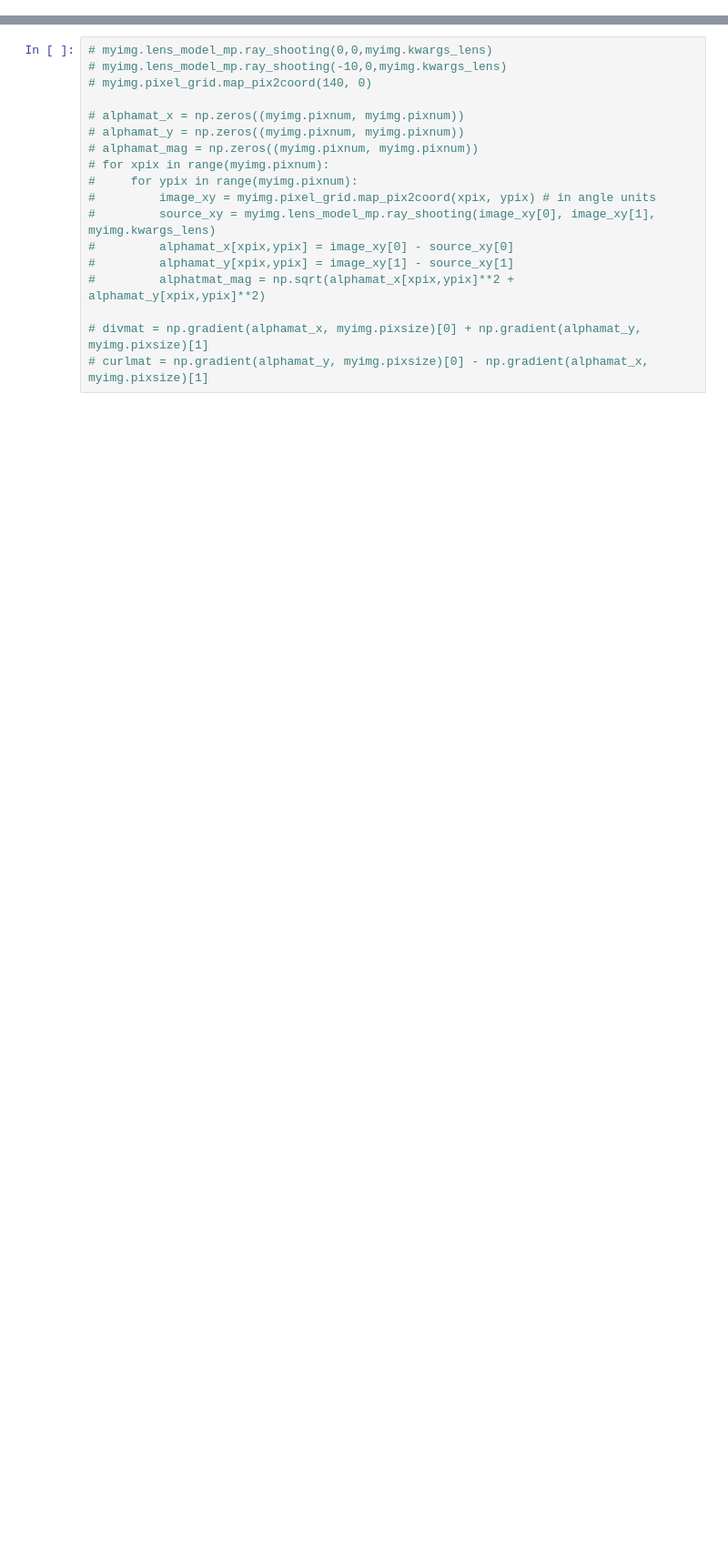
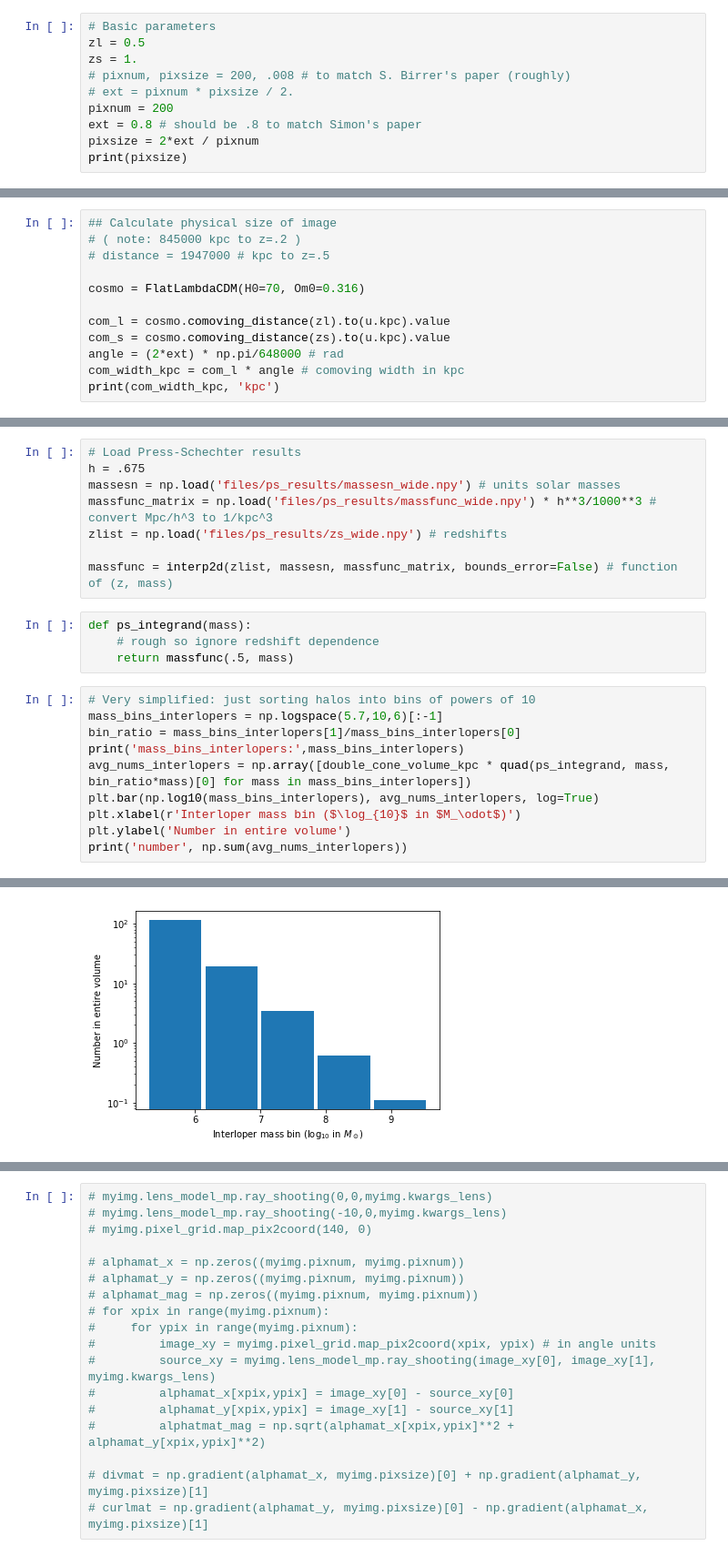
Before and after one commit to acagansengul/interlopers, a Jupyter notebook: effective_convergence.ipynb, the cells around one changed output, grey strips where cells are left out. Shown: that part at 91% size. Saved outputs shown, nothing was run; the diff lists cells and outputs as text; blank space fills up the shorter version.

Commit message:
good commit: reproducing Simon Birrer's plot (more or less)

```diff
--- a/effective_convergence.ipynb
+++ b/effective_convergence.ipynb
@@ -64,0 +24,10 @@ plt.show()
+# %%
+# Basic parameters
+zl = 0.5
+zs = 1.
+# pixnum, pixsize = 200, .008 # to match S. Birrer's paper (roughly)
+# ext = pixnum * pixsize / 2.
+pixnum = 200
+ext = 0.8 # should be .8 to match Simon's paper
+pixsize = 2*ext / pixnum
+print(pixsize)
@@ -64,0 +36,12 @@ plt.show()
+# %%
+## Calculate physical size of image
+# ( note: 845000 kpc to z=.2 )
+# distance = 1947000 # kpc to z=.5
+
+cosmo = FlatLambdaCDM(H0=70, Om0=0.316)
+
+com_l = cosmo.comoving_distance(zl).to(u.kpc).value
+com_s = cosmo.comoving_distance(zs).to(u.kpc).value
+angle = (2*ext) * np.pi/648000 # rad
+com_width_kpc = com_l * angle # comoving width in kpc
+print(com_width_kpc, 'kpc')
@@ -64,0 +95,23 @@ plt.show()
+# %%
+# Load Press-Schechter results
+h = .675
+massesn = np.load('files/ps_results/massesn_wide.npy') # units solar masses
+massfunc_matrix = np.load('files/ps_results/massfunc_wide.npy') * h**3/1000**3 # convert Mpc/h^3 to 1/kpc^3
+zlist = np.load('files/ps_results/zs_wide.npy') # redshifts
+
+massfunc = interp2d(zlist, massesn, massfunc_matrix, bounds_error=False) # function of (z, mass)
+# %%
+def ps_integrand(mass):
+    # rough so ignore redshift dependence
+    return massfunc(.5, mass)
+# %%
+# Very simplified: just sorting halos into bins of powers of 10
+mass_bins_interlopers = np.logspace(5.7,10,6)[:-1]
+bin_ratio = mass_bins_interlopers[1]/mass_bins_interlopers[0]
+print('mass_bins_interlopers:',mass_bins_interlopers)
+avg_nums_interlopers = np.array([double_cone_volume_kpc * quad(ps_integrand, mass, bin_ratio*mass)[0] for mass in mass_bins_interlopers])
+plt.bar(np.log10(mass_bins_interlopers), avg_nums_interlopers, log=True)
+plt.xlabel(r'Interloper mass bin ($\log_{10}$ in $M_\odot$)')
+plt.ylabel('Number in entire volume')
+print('number', np.sum(avg_nums_interlopers))
+# %% [output]
@@ -64,0 +121 @@ plt.show()
+[figure, added]
```
Also changed, not shown: parts of 100 cells of this notebook, 11 other files.
